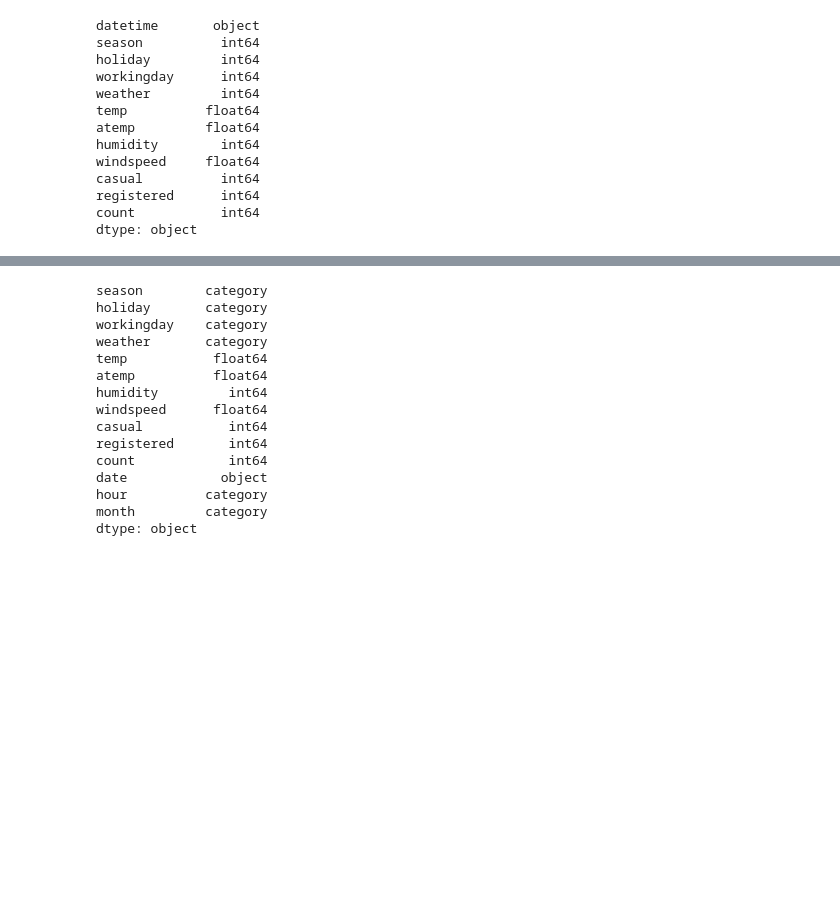
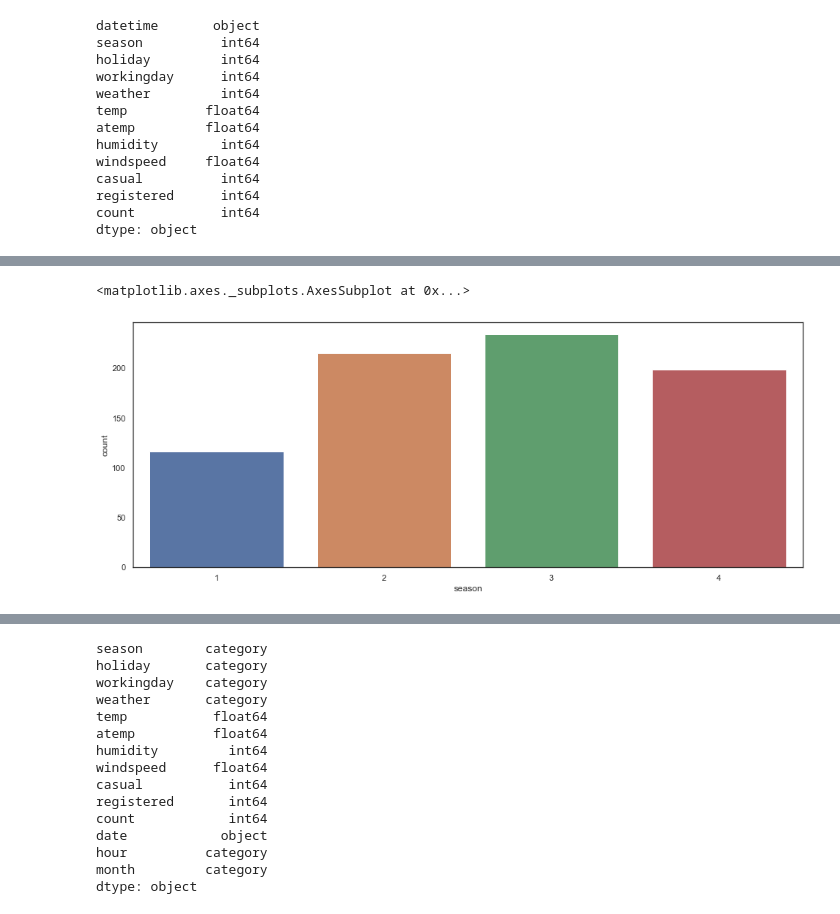
Before and after one commit to LevanAGit/bikeshare_timeseries_analysis, a Jupyter notebook: bikeshare_timeseries_analysis.ipynb, the cells around one changed output, grey strips where cells are left out. Drawn from its saved outputs; the diff is of its cells as text; code cells hidden in the pictures; blank space fills up the shorter version.

```diff
--- a/bikeshare_timeseries_analysis.ipynb
+++ b/bikeshare_timeseries_analysis.ipynb
@@ -148,0 +178,8 @@ sns.boxplot(x=df['season'], y=df['count'],
+# %%
+plt.figure(figsize=(16, 6))
+dfseason = pd.DataFrame(df.groupby("season")["count"].mean()).reset_index()
+sns.barplot(x="season", y="count",
+           data=dfseason)
+# %% [output]
+<matplotlib.axes._subplots.AxesSubplot at 0x...>
+[figure, added]
```
Also changed, not shown: parts of 15 cells of this notebook.
